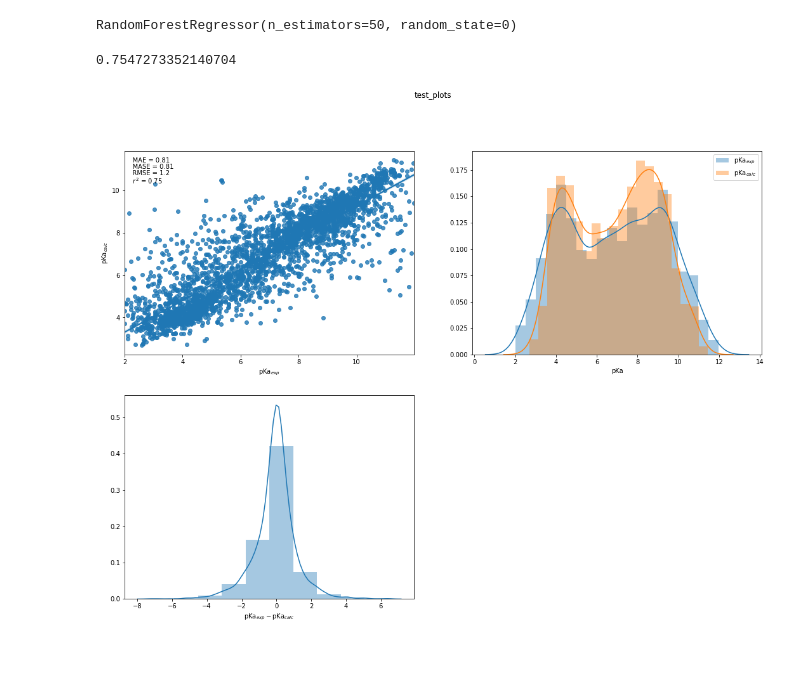
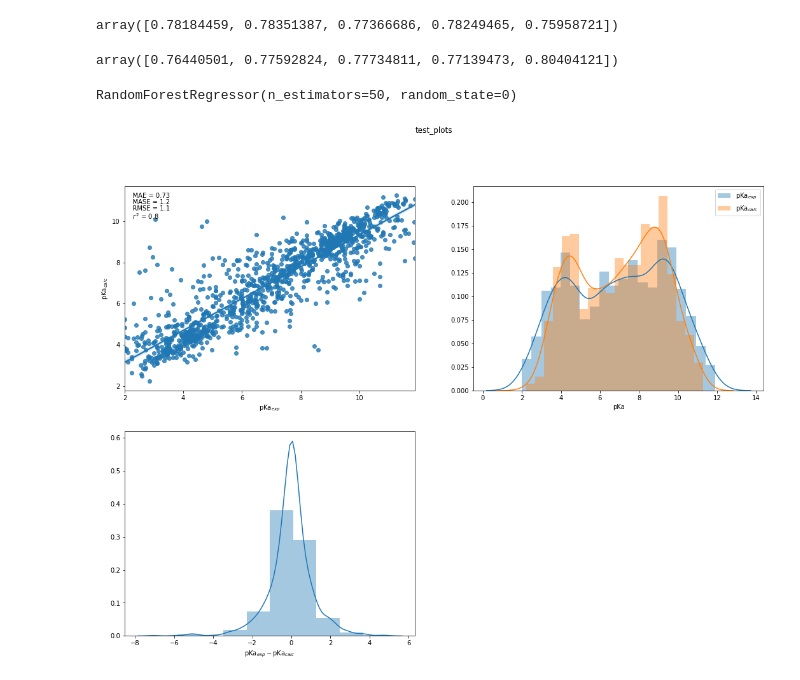
Before and after one commit to mayrf/pkasolver, a Jupyter notebook: notebooks/example.ipynb, the cells around one changed output. Saved outputs shown, nothing was run; the diff lists cells and outputs as text; code cells hidden in the pictures.

```diff
--- a/notebooks/example.ipynb
+++ b/notebooks/example.ipynb
@@ -32,3 +38,0 @@ df1
-# %%
-df1 = ps.util.morganfp(df1,2,1024)
-df1
@@ -53,2 +39,4 @@ df1
 # %%
 X_feat,y = ps.util.make_stat_variables(df1, ["marvin_atom","ID"],["pKa"] )
+X_fp=ps.util.make_fp_array(df1)
+X=ps.util.cat_variables(X_feat,X_fp)
@@ -57,2 +42,0 @@ X_fp=ps.util.make_fp_array(df1)
-# %%
-X=ps.util.catVariables(X_feat,X_fp)
@@ -63,3 +65,13 @@ from sklearn.model_selection import train_test_split
 # %%
-X_train, X_test, y_train, y_test = train_test_split(X, y, test_size=0.5, random_state=0)
+X_train, X_test, y_train, y_test = train_test_split(X, y, test_size=0.2, random_state=42)
+# %%
+cross_val_score(rfr, X_train, y_train, cv=5)
+# %% [output]
+array([0.78184459, 0.78351387, 0.77366686, 0.78249465, 0.75958721])
+# %%
+from sklearn.model_selection import KFold
+kf = KFold(n_splits=5, shuffle=True, random_state = 0)
+cross_val_score(rfr, X_train, y_train, cv=kf)
+# %% [output]
+array([0.76440501, 0.77592824, 0.77734811, 0.77139473, 0.80404121])
 # %%
@@ -67,13 +78,9 @@ rfr=RandomForestRegressor(n_estimators=50, random_state=0)
 rfr.fit(X_train,y_train)
 # %% [output]
 RandomForestRegressor(n_estimators=50, random_state=0)
-# %%
-rfr.score(X_test, y_test)
-# %% [output]
-0.7547273352140704
 # %%
 pred = rfr.predict(X_test)
 # %%
-ps.util.plotresults(pred,y_test,'test_plots')
+ps.util.plot_results(pred,y_test,'test_plots')
 # %% [output]
-[figure, old version]
+[figure, new version]
```
Also changed, not shown: parts of 12 cells of this notebook, 4 other files.
